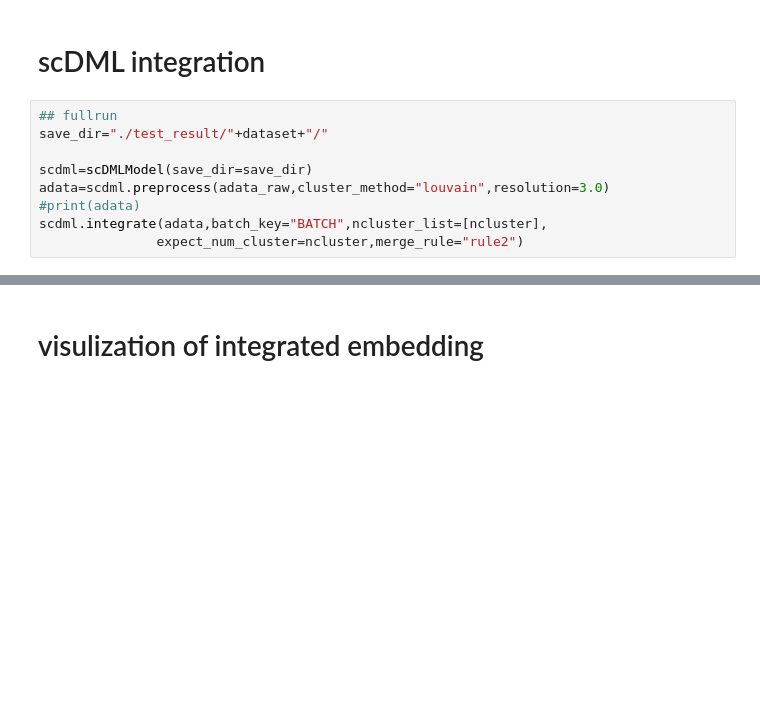
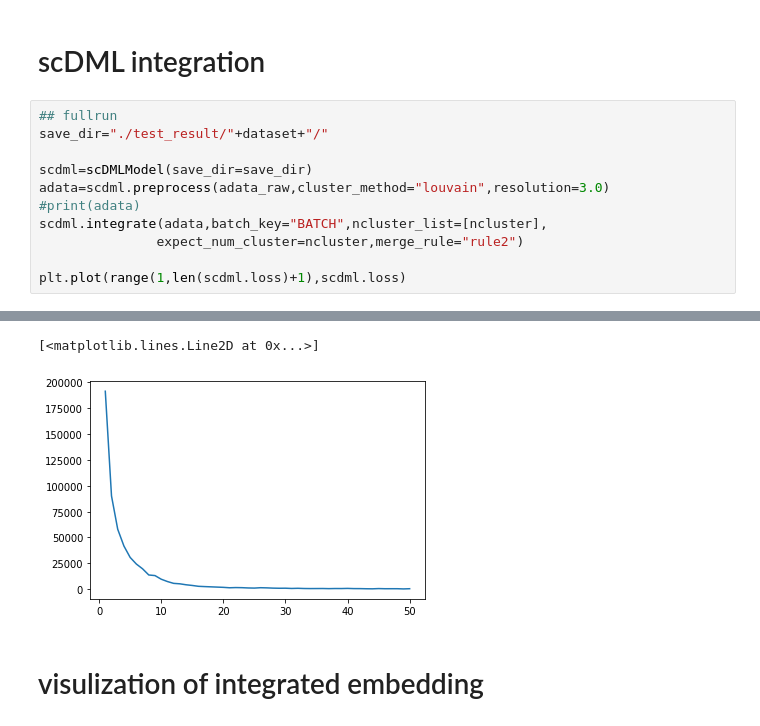
Before and after one commit to eleozzr/scDML, a Jupyter notebook: tutorial/tutorial2.ipynb, the cells around one changed output, grey strips where cells are left out. Cells and saved outputs as stored; diff of their text form; blank space fills up the shorter version.

```diff
--- a/tutorial/tutorial2.ipynb
+++ b/tutorial/tutorial2.ipynb
@@ -62,4 +66,6 @@ adata=scdml.preprocess(adata_raw,cluster_method="louvain",resolution=3.0)
 #print(adata)
 scdml.integrate(adata,batch_key="BATCH",ncluster_list=[ncluster],
                expect_num_cluster=ncluster,merge_rule="rule2")
+
+plt.plot(range(1,len(scdml.loss)+1),scdml.loss)
 # %% [output]
@@ -83,3 +89,5 @@ WARNING: You’re trying to run this on 100 dimensions of `.X`, if you really wa
+[<matplotlib.lines.Line2D at 0x...>]
+[figure, added]
 # %% [markdown]
 # visulization of integrated embedding
 # %%
```
Also changed, not shown: parts of 3 cells of this notebook, 8 other files.
